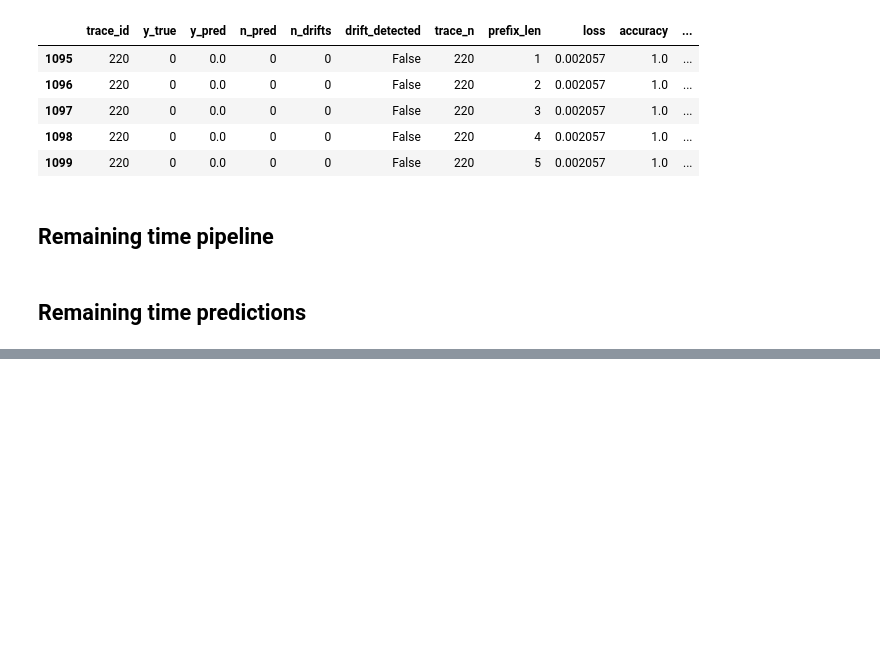
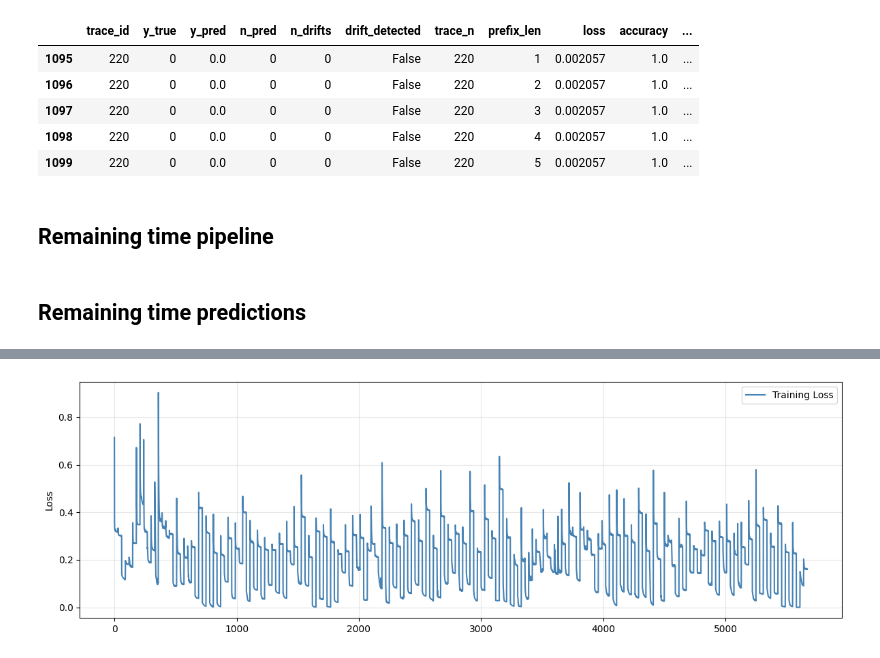
Before and after one commit to pavelihno/master-thesis, a Jupyter notebook: experiments/streaming/notebooks/synthetic_experiment.ipynb, the cells around one changed output, grey strips where cells are left out. Cells and saved outputs as stored; diff of their text form; code cells hidden in the pictures; blank space fills up the shorter version.

```diff
--- a/experiments/streaming/notebooks/synthetic_experiment.ipynb
+++ b/experiments/streaming/notebooks/synthetic_experiment.ipynb
@@ -557,7 +611,7 @@ Positive events: {'F'}
 Negative events: {'L'}
 # %%
 model = HoeffdingAdaptiveTreeClassifier(
-    drift_detector=NoDriftDetector(),
+    drift_detector=NoDrift(),
     grace_period=100,
     delta=0.001,
     tau=0.05,
@@ -876,0 +985,4 @@ PREDICT> trace_id=344, features={'case_id': 344, 'event': 'B', 'event_id': 2060}
+# %%
+config_path = 'C:/Users/Pavel/Desktop/PROJECTS/master-thesis/conf/experiments/streaming/next_activity/baseline/darwin/BPIC_20_DD.yaml'
+
+run_results_df, run_model, run_elapsed_seconds = run_config(config_path)
@@ -876,0 +996,17 @@ PREDICT> trace_id=344, features={'case_id': 344, 'event': 'B', 'event_id': 2060}
+# %%
+_, ax = plt.subplots(figsize=(12, 4))
+
+ax.plot(
+    run_model.loss_history,
+    label='Training Loss',
+    color='steelblue',
+    linewidth=1.5,
+)
+ax.grid(True, alpha=0.3)
+ax.set_xlabel('')
+ax.set_ylabel('Loss')
+ax.legend(loc='best')
+
+plt.tight_layout()
+# %% [output]
+[figure, added]
```
Also changed, not shown: parts of 19 cells of this notebook, 5 other files.
